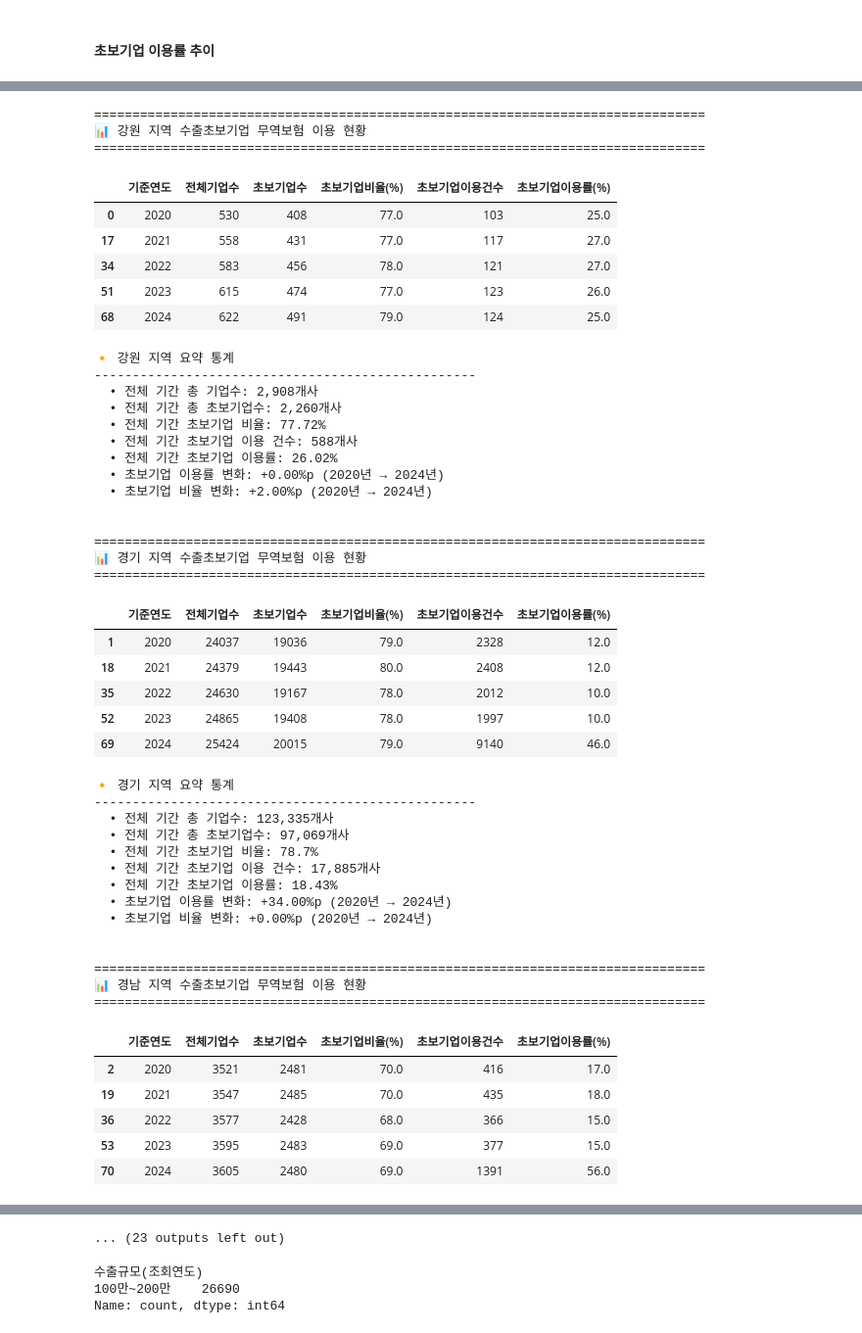
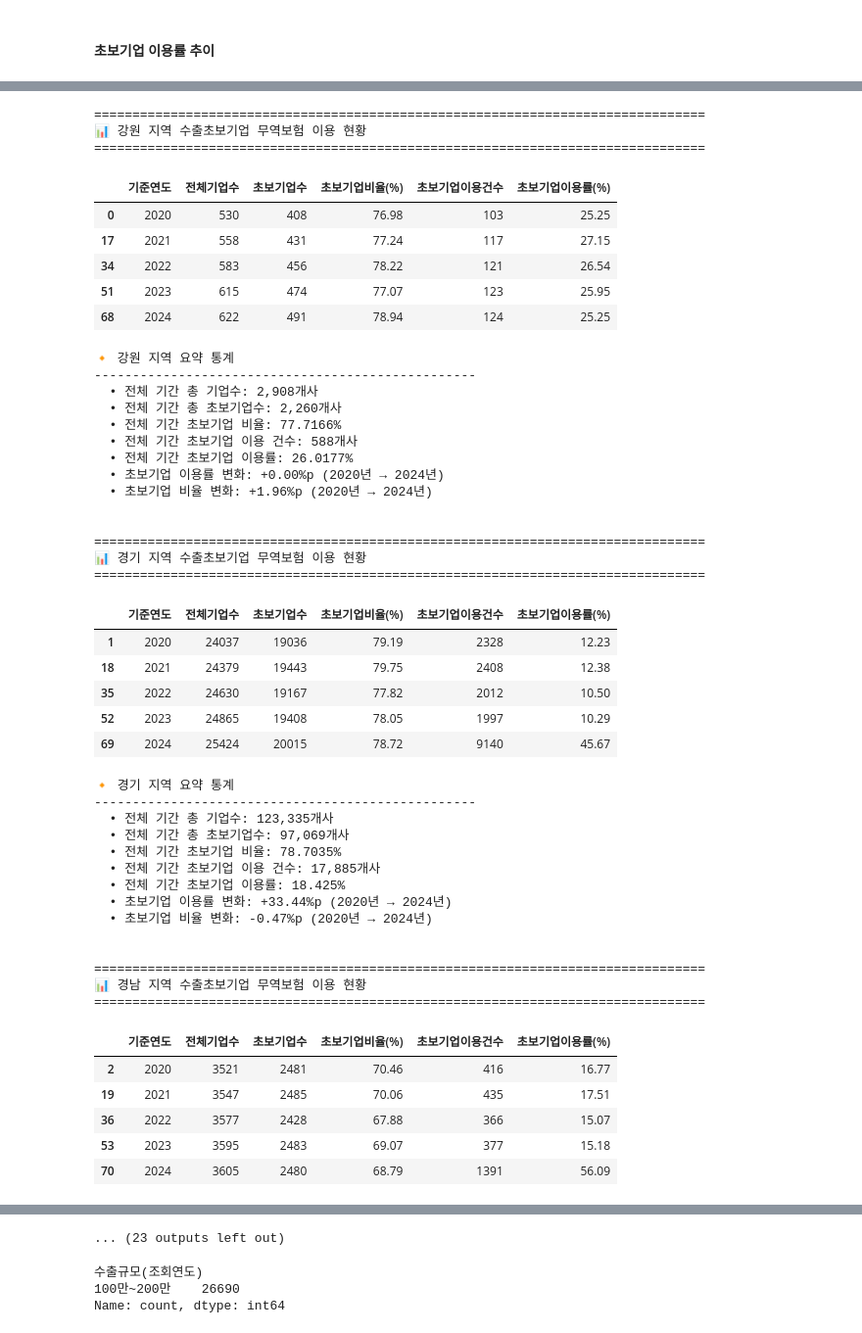
Before and after one commit to inseonseo/Ksure_bigdata, a Jupyter notebook: usage/insu.ipynb, the cells around one changed output, grey strips where cells are left out. Shown at 98% size. Cells and saved outputs as stored; diff of their text form; code cells hidden in the pictures.

```diff
--- a/usage/insu.ipynb
+++ b/usage/insu.ipynb
@@ -304,7 +304,7 @@ result
 # %%
 add = pd.read_csv('data/19ma.csv', encoding='cp949', index_col=0)
 # %%
-df1 = df[['기준연도', '소재지', '사업자등록번호', '상호', '수출규모(조회연도)', '이용여부']]
+df1 = df[['기준연도', '소재지', '사업자등록번호', '상호', '수출규모(조회연도)', '이용여부', 'KED신용등급']]
 # %%
 uu = add[['기준연도', '소재지', '사업자번호', '상호', '수출규모(조회연도)']]
 uu.rename(columns={'사업자번호': '사업자등록번호'}, inplace=True)
@@ -339,3 +336,5 @@ uu['수출규모(조회연도)'].value_counts()
 5천만초과         802
 3천만-5천만       445
 Name: count, dtype: int64
+# %%
+uu['KED신용등급'] = '없음'
@@ -902,8 +910,8 @@ beginner
 # %%
 # 병합 + 비율 계산
 merged = pd.merge(전체, 초보, on=['기준연도', '소재지'], how='left')
-merged['초보기업비율'] = round(merged['초보기업수'] / merged['전체기업수'], 2)
-merged['초보기업이용률'] = round(merged['초보기업이용건수'] / merged['초보기업수'], 2)
+merged['초보기업비율'] = round(merged['초보기업수'] / merged['전체기업수'], 4)
+merged['초보기업이용률'] = round(merged['초보기업이용건수'] / merged['초보기업수'], 4)
 
 # 지역별 시각화 + 통계표
 regions = merged['소재지'].unique()
@@ -949,80 +957,80 @@ for region in regions:
     print(f"\n🔸 {region} 지역 요약 통계")
     print("-" * 50)
 
     total_firms = display_subset['전체기업수'].sum()
     total_novice = display_subset['초보기업수'].sum()
     total_novice_usage = display_subset['초보기업이용건수'].sum()
-    avg_novice_ratio = (total_novice / total_firms * 100).round(2)
-    avg_usage_rate = (total_novice_usage / total_novice * 100).round(2)
+    avg_novice_ratio = (total_novice / total_firms * 100).round(4)
+    avg_usage_rate = (total_novice_usage / total_novice * 100).round(4)
 
     print(f"  • 전체 기간 총 기업수: {total_firms:,}개사")
     print(f"  • 전체 기간 총 초보기업수: {total_novice:,}개사")
     print(f"  • 전체 기간 초보기업 비율: {avg_novice_ratio}%")
     print(f"  • 전체 기간 초보기업 이용 건수: {total_novice_usage:,}개사")
     print(f"  • 전체 기간 초보기업 이용률: {avg_usage_rate}%")
 
     # 연도별 변화 분석
     if len(display_subset) > 1:
         first_year = display_subset.iloc[0]
         last_year = display_subset.iloc[-1]
 
         usage_change = last_year['초보기업이용률(%)'] - first_year['초보기업이용률(%)']
         ratio_change = last_year['초보기업비율(%)'] - first_year['초보기업비율(%)']
 
         print(f"  • 초보기업 이용률 변화: {usage_change:+.2f}%p ({first_year['기준연도']}년 → {last_year['기준연도']}년)")
         print(f"  • 초보기업 비율 변화: {ratio_change:+.2f}%p ({first_year['기준연도']}년 → {last_year['기준연도']}년)")
 
     print("\n")
 # %% [output]
 ================================================================================
 📊 강원 지역 수출초보기업 무역보험 이용 현황
 ================================================================================
 |  | 기준연도 | 전체기업수 | 초보기업수 | 초보기업비율(%) | 초보기업이용건수 | 초보기업이용률(%) |
-| 0 | 2020 | 530 | 408 | 77.0 | 103 | 25.0 |
-| 17 | 2021 | 558 | 431 | 77.0 | 117 | 27.0 |
-| 34 | 2022 | 583 | 456 | 78.0 | 121 | 27.0 |
-| 51 | 2023 | 615 | 474 | 77.0 | 123 | 26.0 |
-| 68 | 2024 | 622 | 491 | 79.0 | 124 | 25.0 |
+| 0 | 2020 | 530 | 408 | 76.98 | 103 | 25.25 |
+| 17 | 2021 | 558 | 431 | 77.24 | 117 | 27.15 |
+| 34 | 2022 | 583 | 456 | 78.22 | 121 | 26.54 |
+| 51 | 2023 | 615 | 474 | 77.07 | 123 | 25.95 |
+| 68 | 2024 | 622 | 491 | 78.94 | 124 | 25.25 |
 🔸 강원 지역 요약 통계
 --------------------------------------------------
   • 전체 기간 총 기업수: 2,908개사
   • 전체 기간 총 초보기업수: 2,260개사
-  • 전체 기간 초보기업 비율: 77.72%
+  • 전체 기간 초보기업 비율: 77.7166%
   • 전체 기간 초보기업 이용 건수: 588개사
-  • 전체 기간 초보기업 이용률: 26.02%
+  • 전체 기간 초보기업 이용률: 26.0177%
   • 초보기업 이용률 변화: +0.00%p (2020년 → 2024년)
-  • 초보기업 비율 변화: +2.00%p (2020년 → 2024년)
+  • 초보기업 비율 변화: +1.96%p (2020년 → 2024년)
 
 
 ================================================================================
 📊 경기 지역 수출초보기업 무역보험 이용 현황
 ================================================================================
 |  | 기준연도 | 전체기업수 | 초보기업수 | 초보기업비율(%) | 초보기업이용건수 | 초보기업이용률(%) |
-| 1 | 2020 | 24037 | 19036 | 79.0 | 2328 | 12.0 |
-| 18 | 2021 | 24379 | 19443 | 80.0 | 2408 | 12.0 |
-| 35 | 2022 | 24630 | 19167 | 78.0 | 2012 | 10.0 |
-| 52 | 2023 | 24865 | 19408 | 78.0 | 1997 | 10.0 |
-| 69 | 2024 | 25424 | 20015 | 79.0 | 9140 | 46.0 |
+| 1 | 2020 | 24037 | 19036 | 79.19 | 2328 | 12.23 |
+| 18 | 2021 | 24379 | 19443 | 79.75 | 2408 | 12.38 |
+| 35 | 2022 | 24630 | 19167 | 77.82 | 2012 | 10.50 |
+| 52 | 2023 | 24865 | 19408 | 78.05 | 1997 | 10.29 |
+| 69 | 2024 | 25424 | 20015 | 78.72 | 9140 | 45.67 |
 🔸 경기 지역 요약 통계
 --------------------------------------------------
   • 전체 기간 총 기업수: 123,335개사
   • 전체 기간 총 초보기업수: 97,069개사
-  • 전체 기간 초보기업 비율: 78.7%
+  • 전체 기간 초보기업 비율: 78.7035%
   • 전체 기간 초보기업 이용 건수: 17,885개사
-  • 전체 기간 초보기업 이용률: 18.43%
-  • 초보기업 이용률 변화: +34.00%p (2020년 → 2024년)
-  • 초보기업 비율 변화: +0.00%p (2020년 → 2024년)
+  • 전체 기간 초보기업 이용률: 18.425%
+  • 초보기업 이용률 변화: +33.44%p (2020년 → 2024년)
+  • 초보기업 비율 변화: -0.47%p (2020년 → 2024년)
 
 
 ================================================================================
 📊 경남 지역 수출초보기업 무역보험 이용 현황
 ================================================================================
 |  | 기준연도 | 전체기업수 | 초보기업수 | 초보기업비율(%) | 초보기업이용건수 | 초보기업이용률(%) |
-| 2 | 2020 | 3521 | 2481 | 70.0 | 416 | 17.0 |
-| 19 | 2021 | 3547 | 2485 | 70.0 | 435 | 18.0 |
-| 36 | 2022 | 3577 | 2428 | 68.0 | 366 | 15.0 |
-| 53 | 2023 | 3595 | 2483 | 69.0 | 377 | 15.0 |
-| 70 | 2024 | 3605 | 2480 | 69.0 | 1391 | 56.0 |
+| 2 | 2020 | 3521 | 2481 | 70.46 | 416 | 16.77 |
+| 19 | 2021 | 3547 | 2485 | 70.06 | 435 | 17.51 |
+| 36 | 2022 | 3577 | 2428 | 67.88 | 366 | 15.07 |
+| 53 | 2023 | 3595 | 2483 | 69.07 | 377 | 15.18 |
+| 70 | 2024 | 3605 | 2480 | 68.79 | 1391 | 56.09 |
 🔸 경남 지역 요약 통계
 --------------------------------------------------
   • 전체 기간 총 기업수: 17,845개사
```
Also changed, not shown: parts of 29 cells of this notebook, 4 other files.
